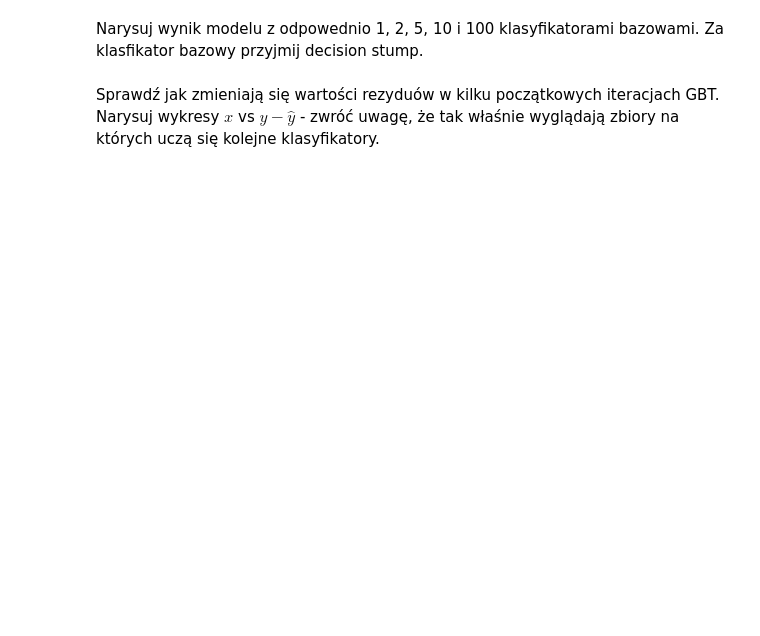
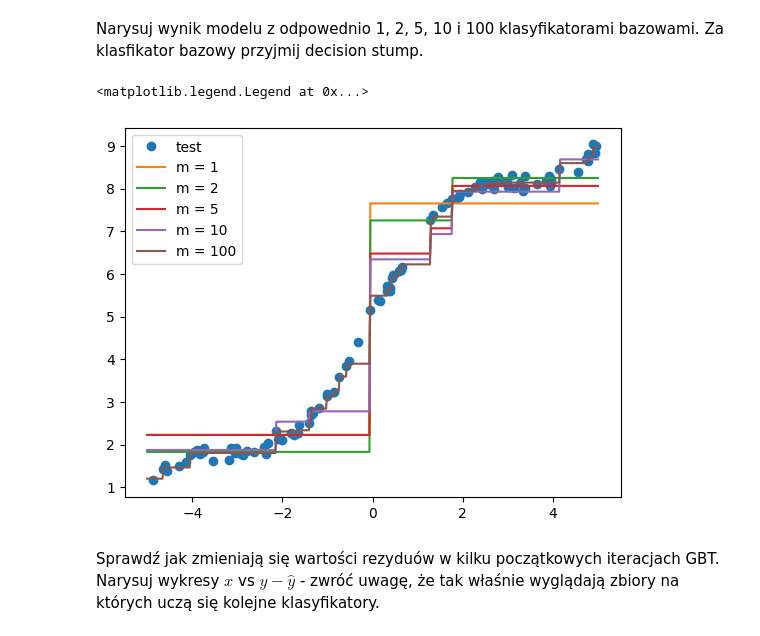
Before and after one commit to BartekAndree/2025_sus, a Jupyter notebook: 10/su-lab-zad-dom-10.ipynb, the cells around one changed output. Drawn from its saved outputs; the diff is of its cells as text; code cells hidden in the pictures; blank space fills up the shorter version.

```diff
--- a/10/su-lab-zad-dom-10.ipynb
+++ b/10/su-lab-zad-dom-10.ipynb
@@ -69,6 +71,29 @@ class GBTRegressor:
 
 		"""
         # TWÓJ KOD TUTAJ
+        from helpers import Node
+
+        self.initial_model = np.mean(y)
+
+        predictions = np.full_like(y, self.initial_model)
+
+        self.trees = []
+        self.residuals = []
+
+        for _ in range(m):
+            residuals = y - predictions
+            self.residuals.append(residuals.copy())
+
+            def residual_leaf_value(x, y, last_predicted):
+                return np.mean(y)
+
+            tree = Node(calculate_leaf_value=residual_leaf_value)
+            tree.fit(x, residuals, last_predicted=predictions, max_depth=max_depth)
+
+            self.trees.append(tree)
+
+            tree_predictions = tree.predict(x)
+            predictions += self.lr * tree_predictions
 
     def predict(self, x: np.ndarray) -> np.ndarray:
         """
@@ -97,12 +125,18 @@ Narysuj wynik modelu z odpowednio 1, 2, 5, 10 i 100 klasyfikatorami bazowami. Za
 # %%
 plt.plot(x, y, "o", label="test")
 
 for m in [1, 2, 5, 10, 100]:
-    # TWÓJ KOD TUTAJ
+    # TWOJ KOD TUTAJ
+    gbt = GBTRegressor()
+    gbt.fit(x, y, m=m, max_depth=1)
+    y_pred = gbt.predict(x_test)
 
-    plt.plot(x_test, y_test, "-", label=f"m = {m}")
+    plt.plot(x_test, y_pred, "-", label=f"m = {m}")
 
 plt.legend(loc="upper left")
+# %% [output]
+<matplotlib.legend.Legend at 0x...>
+[figure, added]
 # %% [markdown]
 Sprawdź jak zmieniają się wartości rezyduów w kilku początkowych iteracjach GBT. Narysuj wykresy $x$ vs $y-\hat{y}$ - zwróć uwagę, że tak właśnie wyglądają zbiory na których uczą się kolejne klasyfikatory.
 # %%
```
Also changed, not shown: parts of 22 cells of this notebook, 1 other file.
